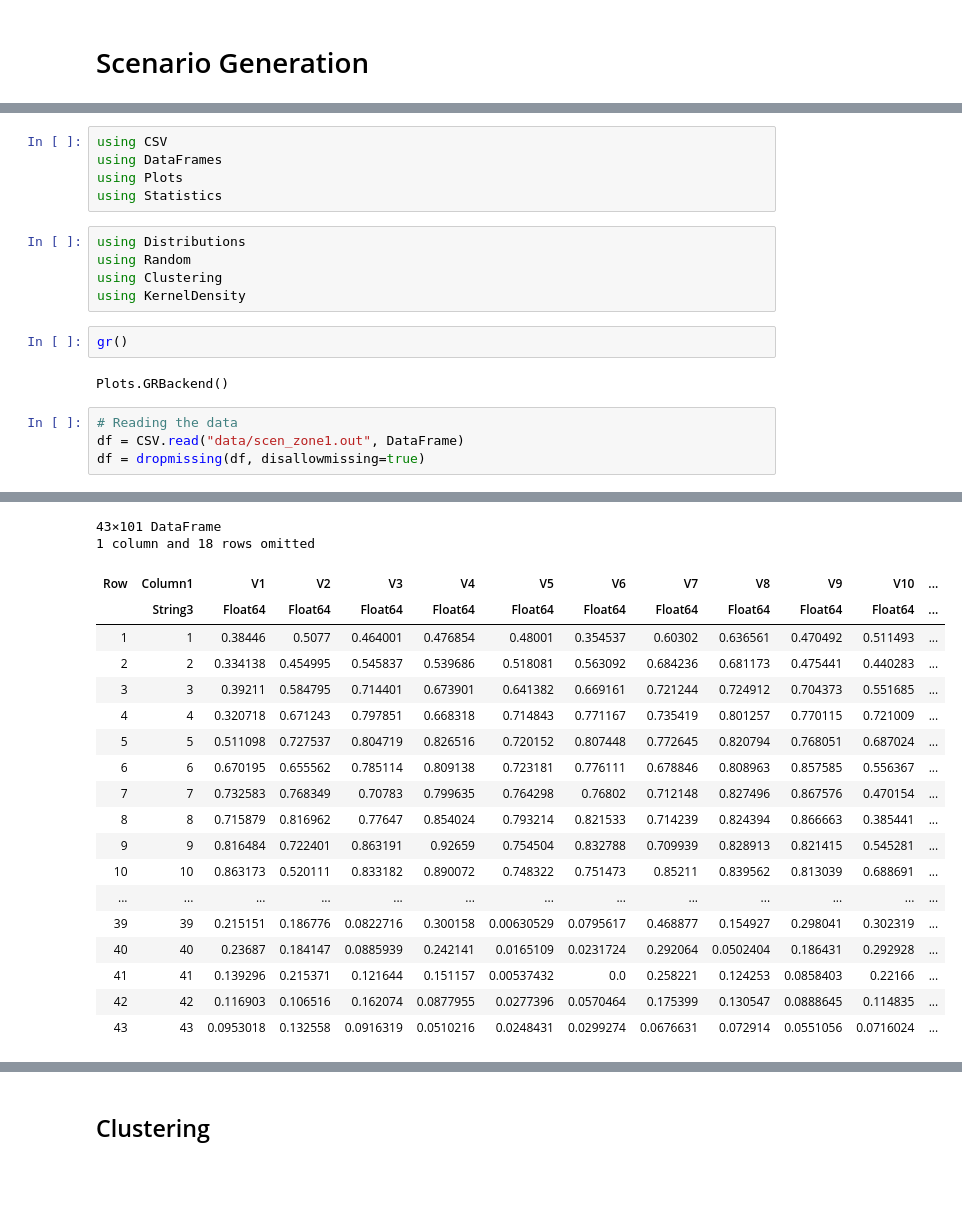
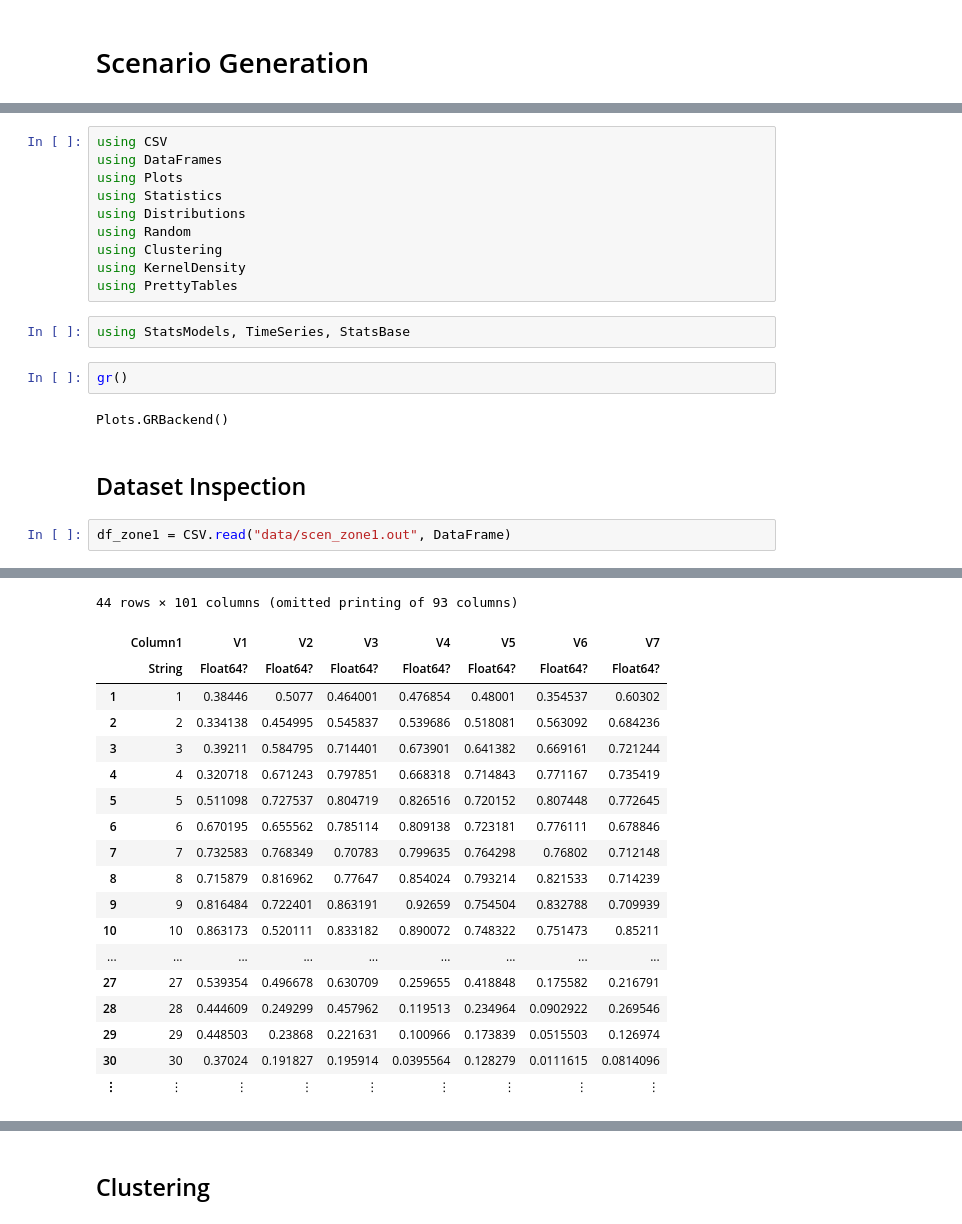
Before and after one commit to ltempfli/Team_assignment_AMO, a Jupyter notebook: Scenario_Generation.ipynb, the cells around one changed output, grey strips where cells are left out. Cells and saved outputs as stored; diff of their text form; blank space fills up the shorter version.

```diff
--- a/Scenario_Generation.ipynb
+++ b/Scenario_Generation.ipynb
@@ -18,17 +8,19 @@ using CSV
 using DataFrames
 using Plots
 using Statistics
+using Distributions
+using Random
+using Clustering
+using KernelDensity
+using PrettyTables
-# %%
-using Distributions
-using Random
-using Clustering
-using KernelDensity
+# %%
+using StatsModels, TimeSeries, StatsBase
 # %%
 gr()
 # %% [output]
 Plots.GRBackend()
+# %% [markdown]
+## Dataset Inspection
 # %%
-# Reading the data
-df = CSV.read("data/scen_zone1.out", DataFrame)
-df = dropmissing(df, disallowmissing=true)
+df_zone1 = CSV.read("data/scen_zone1.out", DataFrame)
 # %% [output]
@@ -39,20 +29,19 @@ df = dropmissing(df, disallowmissing=true)
-43×101 DataFrame
-1 column and 18 rows omitted
+44 rows × 101 columns (omitted printing of 93 columns)
-| Row | Column1 | V1 | V2 | V3 | V4 | V5 | V6 | V7 | V8 | V9 | V10 | ... |
-|  | String3 | Float64 | Float64 | Float64 | Float64 | Float64 | Float64 | Float64 | Float64 | Float64 | Float64 | ... |
-| 1 | 1 | 0.38446 | 0.5077 | 0.464001 | 0.476854 | 0.48001 | 0.354537 | 0.60302 | 0.636561 | 0.470492 | 0.511493 | ... |
-| 2 | 2 | 0.334138 | 0.454995 | 0.545837 | 0.539686 | 0.518081 | 0.563092 | 0.684236 | 0.681173 | 0.475441 | 0.440283 | ... |
-| 3 | 3 | 0.39211 | 0.584795 | 0.714401 | 0.673901 | 0.641382 | 0.669161 | 0.721244 | 0.724912 | 0.704373 | 0.551685 | ... |
-| 4 | 4 | 0.320718 | 0.671243 | 0.797851 | 0.668318 | 0.714843 | 0.771167 | 0.735419 | 0.801257 | 0.770115 | 0.721009 | ... |
-| 5 | 5 | 0.511098 | 0.727537 | 0.804719 | 0.826516 | 0.720152 | 0.807448 | 0.772645 | 0.820794 | 0.768051 | 0.687024 | ... |
-| 6 | 6 | 0.670195 | 0.655562 | 0.785114 | 0.809138 | 0.723181 | 0.776111 | 0.678846 | 0.808963 | 0.857585 | 0.556367 | ... |
-| 7 | 7 | 0.732583 | 0.768349 | 0.70783 | 0.799635 | 0.764298 | 0.76802 | 0.712148 | 0.827496 | 0.867576 | 0.470154 | ... |
-| 8 | 8 | 0.715879 | 0.816962 | 0.77647 | 0.854024 | 0.793214 | 0.821533 | 0.714239 | 0.824394 | 0.866663 | 0.385441 | ... |
-| 9 | 9 | 0.816484 | 0.722401 | 0.863191 | 0.92659 | 0.754504 | 0.832788 | 0.709939 | 0.828913 | 0.821415 | 0.545281 | ... |
-| 10 | 10 | 0.863173 | 0.520111 | 0.833182 | 0.890072 | 0.748322 | 0.751473 | 0.85211 | 0.839562 | 0.813039 | 0.688691 | ... |
-| ... | ... | ... | ... | ... | ... | ... | ... | ... | ... | ... | ... | ... |
-| 39 | 39 | 0.215151 | 0.186776 | 0.0822716 | 0.300158 | 0.00630529 | 0.0795617 | 0.468877 | 0.154927 | 0.298041 | 0.302319 | ... |
-| 40 | 40 | 0.23687 | 0.184147 | 0.0885939 | 0.242141 | 0.0165109 | 0.0231724 | 0.292064 | 0.0502404 | 0.186431 | 0.292928 | ... |
-| 41 | 41 | 0.139296 | 0.215371 | 0.121644 | 0.151157 | 0.00537432 | 0.0 | 0.258221 | 0.124253 | 0.0858403 | 0.22166 | ... |
-| 42 | 42 | 0.116903 | 0.106516 | 0.162074 | 0.0877955 | 0.0277396 | 0.0570464 | 0.175399 | 0.130547 | 0.0888645 | 0.114835 | ... |
-| 43 | 43 | 0.0953018 | 0.132558 | 0.0916319 | 0.0510216 | 0.0248431 | 0.0299274 | 0.0676631 | 0.072914 | 0.0551056 | 0.0716024 | ... |
+|  | Column1 | V1 | V2 | V3 | V4 | V5 | V6 | V7 |
+|  | String | Float64? | Float64? | Float64? | Float64? | Float64? | Float64? | Float64? |
+| 1 | 1 | 0.38446 | 0.5077 | 0.464001 | 0.476854 | 0.48001 | 0.354537 | 0.60302 |
+| 2 | 2 | 0.334138 | 0.454995 | 0.545837 | 0.539686 | 0.518081 | 0.563092 | 0.684236 |
+| 3 | 3 | 0.39211 | 0.584795 | 0.714401 | 0.673901 | 0.641382 | 0.669161 | 0.721244 |
+| 4 | 4 | 0.320718 | 0.671243 | 0.797851 | 0.668318 | 0.714843 | 0.771167 | 0.735419 |
+| 5 | 5 | 0.511098 | 0.727537 | 0.804719 | 0.826516 | 0.720152 | 0.807448 | 0.772645 |
+| 6 | 6 | 0.670195 | 0.655562 | 0.785114 | 0.809138 | 0.723181 | 0.776111 | 0.678846 |
+| 7 | 7 | 0.732583 | 0.768349 | 0.70783 | 0.799635 | 0.764298 | 0.76802 | 0.712148 |
+| 8 | 8 | 0.715879 | 0.816962 | 0.77647 | 0.854024 | 0.793214 | 0.821533 | 0.714239 |
+| 9 | 9 | 0.816484 | 0.722401 | 0.863191 | 0.92659 | 0.754504 | 0.832788 | 0.709939 |
+| 10 | 10 | 0.863173 | 0.520111 | 0.833182 | 0.890072 | 0.748322 | 0.751473 | 0.85211 |
+| ... | ... | ... | ... | ... | ... | ... | ... | ... |
+| 27 | 27 | 0.539354 | 0.496678 | 0.630709 | 0.259655 | 0.418848 | 0.175582 | 0.216791 |
+| 28 | 28 | 0.444609 | 0.249299 | 0.457962 | 0.119513 | 0.234964 | 0.0902922 | 0.269546 |
+| 29 | 29 | 0.448503 | 0.23868 | 0.221631 | 0.100966 | 0.173839 | 0.0515503 | 0.126974 |
+| 30 | 30 | 0.37024 | 0.191827 | 0.195914 | 0.0395564 | 0.128279 | 0.0111615 | 0.0814096 |
+| ⋮ | ⋮ | ⋮ | ⋮ | ⋮ | ⋮ | ⋮ | ⋮ | ⋮ |
```
Also changed, not shown: parts of 25 cells of this notebook, 2 other files.
